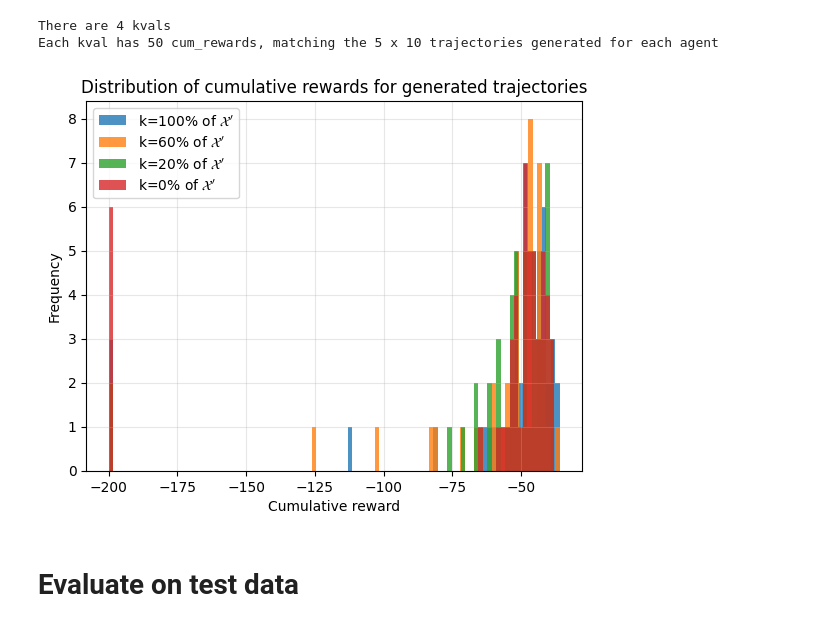
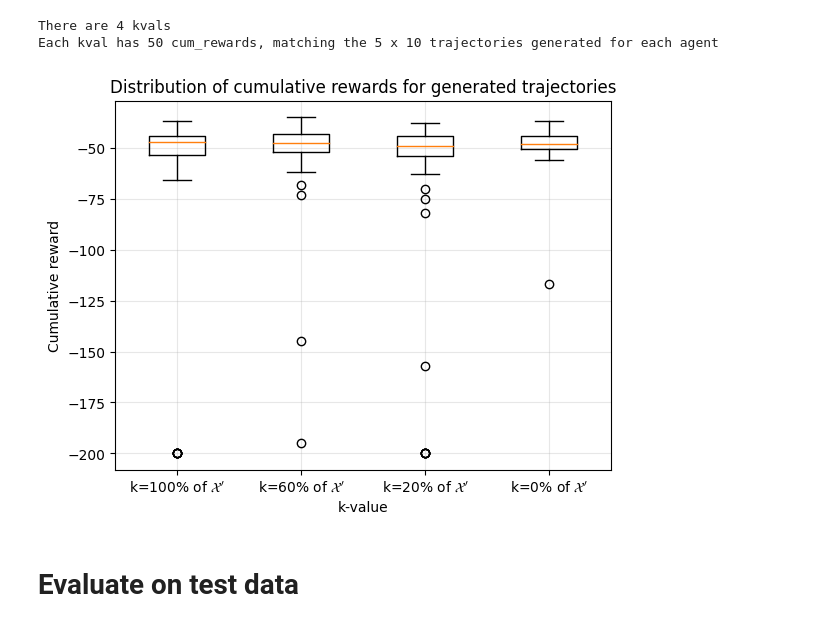
Before and after one commit to unhelkarlab/IDIL, a Jupyter notebook: notebooks/08_evaluate_CleanupSingle_runs.ipynb, the cells around one changed output. Drawn from its saved outputs; the diff is of its cells as text; code cells hidden in the pictures.

Commit message:
generate visuals for ARL presentation.

```diff
--- a/notebooks/08_evaluate_cleanup_splits.ipynb
+++ b/notebooks/08_evaluate_CleanupSingle_runs.ipynb
@@ -122,19 +122,31 @@ print(f"Each kval has {len(cum_rewards[100])} cum_rewards, matching the {len(age
 There are 4 kvals
 Each kval has 50 cum_rewards, matching the 5 x 10 trajectories generated for each agent
 # %%
+# # plot distribution for generated rewards
+# fig, ax = plt.subplots(1,1)
+
+# for kval in cum_rewards:
+#     ax.hist(cum_rewards[kval], bins=100, alpha=0.8, label=f"k={kval}%" + r" of $\mathcal{X}'$")
+
+# ax.set_title("Distribution of cumulative rewards for generated trajectories")
+# ax.set_xlabel("Cumulative reward")
+# ax.set_ylabel("Frequency")
+# ax.legend()
+# ax.grid(alpha=0.3)
 # plot distribution for generated rewards
 fig, ax = plt.subplots(1,1)
 
-for kval in cum_rewards:
-    ax.hist(cum_rewards[kval], bins=100, alpha=0.8, label=f"k={kval}%" + r" of $\mathcal{X}'$")
+data = [cum_rewards[kval] for kval in cum_rewards]
+
+ax.boxplot(data, labels=[f"k={kval}%" + r" of $\mathcal{X}'$" for kval in cum_rewards.keys()])
 
 ax.set_title("Distribution of cumulative rewards for generated trajectories")
-ax.set_xlabel("Cumulative reward")
-ax.set_ylabel("Frequency")
-ax.legend()
+ax.set_xlabel("k-value")
+ax.set_ylabel("Cumulative reward")
 ax.grid(alpha=0.3)
+plt.savefig("notebooks/figures/CleanupSingle_cum_rews.png")
 # %% [output]
-[figure, old version]
+[figure, new version]
 # %% [markdown]
 # Evaluate on test data
 # %%
```
Also changed, not shown: 9 other files.
